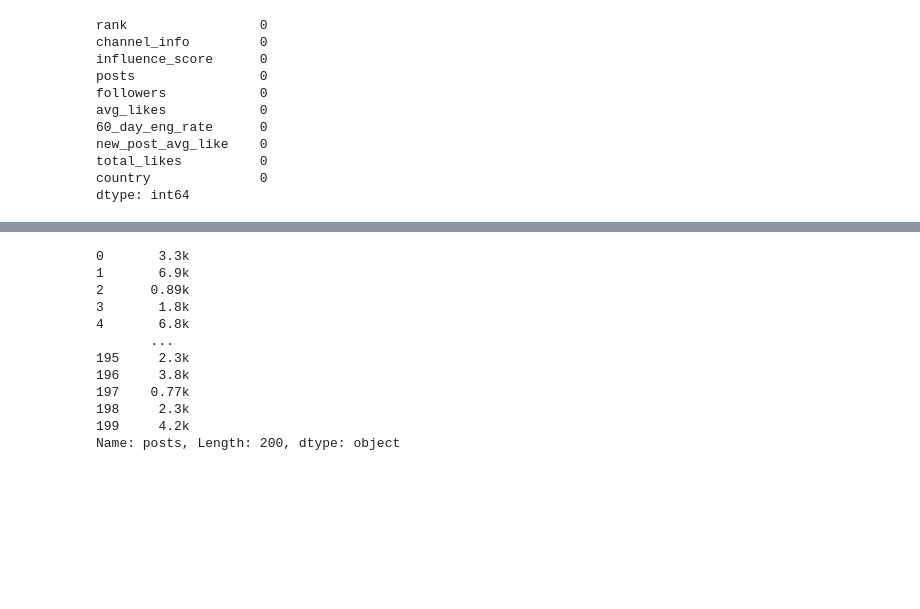
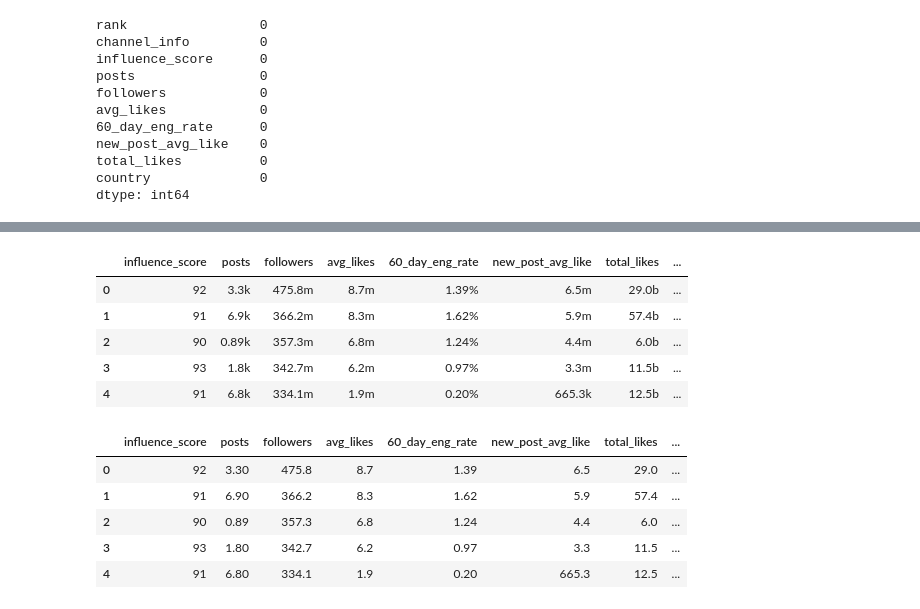
Before and after one commit to mozzam123/Influencer-Impact-Analysis-DecisionTrees, a Jupyter notebook: main.ipynb, the cells around one changed output, grey strips where cells are left out. Cells and saved outputs as stored; diff of their text form; code cells hidden in the pictures; blank space fills up the shorter version.

```diff
--- a/main.ipynb
+++ b/main.ipynb
@@ -77,15 +71,12 @@ dataset.head()
-# %%
-dataset['posts']
-# %% [output]
-0       3.3k
-1       6.9k
-2      0.89k
-3       1.8k
-4       6.8k
-       ...
-195     2.3k
-196     3.8k
-197    0.77k
-198     2.3k
-199     4.2k
-Name: posts, Length: 200, dtype: object
+# %%
+# Removed the 'rank' column as it is of no use because our target variable is 'influence_score'
+
+dataset.drop(['rank', 'channel_info'], axis=1, inplace=True)
+dataset.head()
+# %% [output]
+|  | influence_score | posts | followers | avg_likes | 60_day_eng_rate | new_post_avg_like | total_likes | ... |
+| 0 | 92 | 3.3k | 475.8m | 8.7m | 1.39% | 6.5m | 29.0b | ... |
+| 1 | 91 | 6.9k | 366.2m | 8.3m | 1.62% | 5.9m | 57.4b | ... |
+| 2 | 90 | 0.89k | 357.3m | 6.8m | 1.24% | 4.4m | 6.0b | ... |
+| 3 | 93 | 1.8k | 342.7m | 6.2m | 0.97% | 3.3m | 11.5b | ... |
+| 4 | 91 | 6.8k | 334.1m | 1.9m | 0.20% | 665.3k | 12.5b | ... |
@@ -91,0 +96,12 @@ Name: posts, Length: 200, dtype: object
+# %%
+cols_to_convert = ["posts", 'followers', 'avg_likes', '60_day_eng_rate', 'new_post_avg_like', 'total_likes']
+dataset[cols_to_convert] = dataset[cols_to_convert].map(convert_to_number)
+
+dataset.head()
+# %% [output]
+|  | influence_score | posts | followers | avg_likes | 60_day_eng_rate | new_post_avg_like | total_likes | ... |
+| 0 | 92 | 3.30 | 475.8 | 8.7 | 1.39 | 6.5 | 29.0 | ... |
+| 1 | 91 | 6.90 | 366.2 | 8.3 | 1.62 | 5.9 | 57.4 | ... |
+| 2 | 90 | 0.89 | 357.3 | 6.8 | 1.24 | 4.4 | 6.0 | ... |
+| 3 | 93 | 1.80 | 342.7 | 6.2 | 0.97 | 3.3 | 11.5 | ... |
+| 4 | 91 | 6.80 | 334.1 | 1.9 | 0.20 | 665.3 | 12.5 | ... |
```
Also changed, not shown: parts of 6 cells of this notebook.
